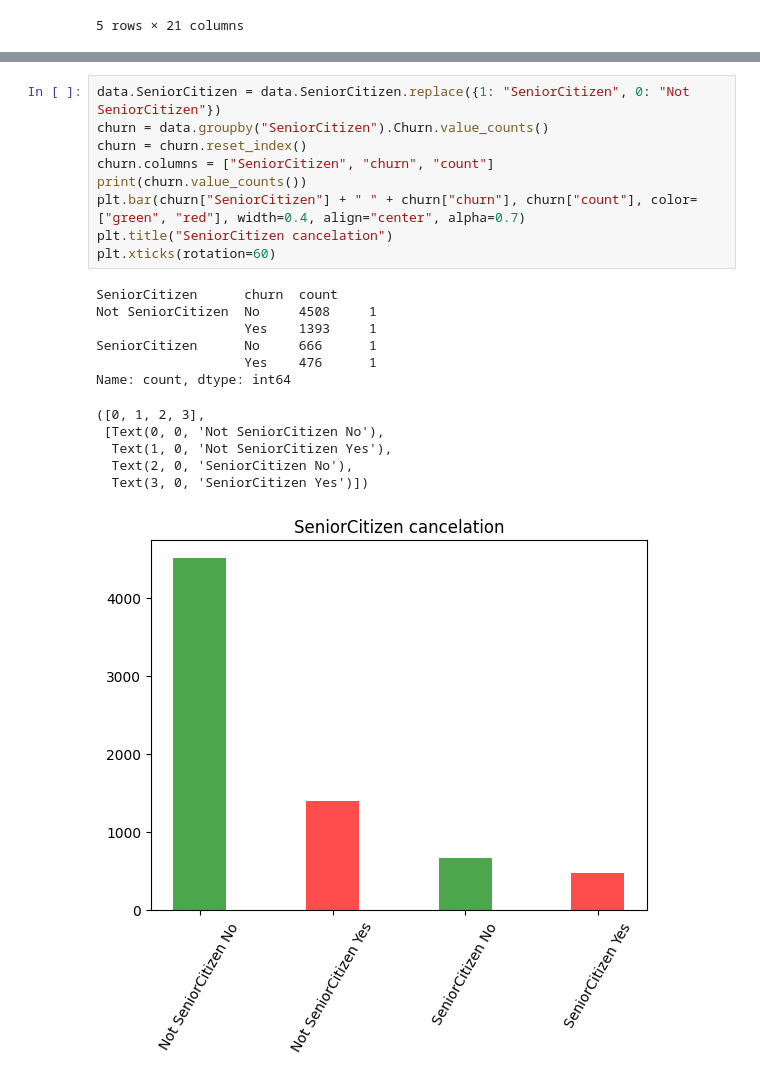
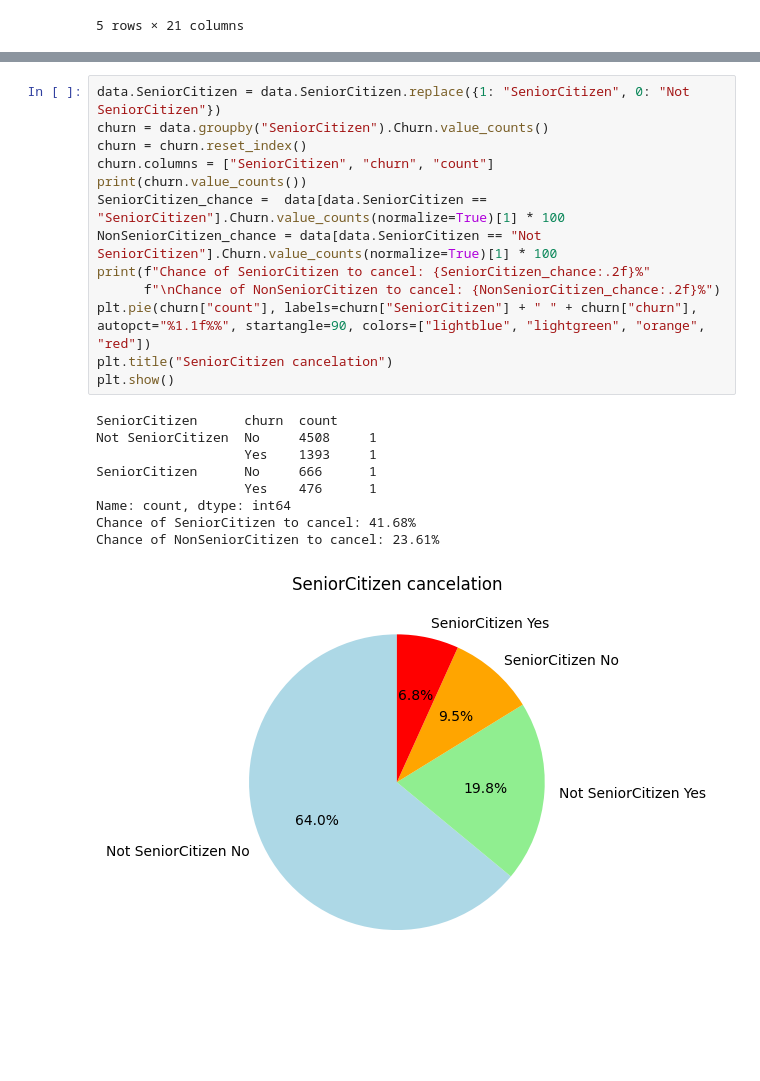
Before and after one commit to CrackedSamurai/data-science-project, a Jupyter notebook: projects/Telcom Customer Churn Dataset.ipynb, the cells around one changed output, grey strips where cells are left out. Drawn from its saved outputs; the diff is of its cells as text; blank space fills up the shorter version.

Commit message:
added chance calculations

```diff
--- a/projects/Telcom Customer Churn Dataset.ipynb
+++ b/projects/Telcom Customer Churn Dataset.ipynb
@@ -45,22 +45,23 @@ Text(0.5, 1.0, 'gender cancelation')
 # %%
 data.SeniorCitizen = data.SeniorCitizen.replace({1: "SeniorCitizen", 0: "Not SeniorCitizen"})
 churn = data.groupby("SeniorCitizen").Churn.value_counts()
 churn = churn.reset_index()
 churn.columns = ["SeniorCitizen", "churn", "count"]
 print(churn.value_counts())
-plt.bar(churn["SeniorCitizen"] + " " + churn["churn"], churn["count"], color=["green", "red"], width=0.4, align="center", alpha=0.7)
+SeniorCitizen_chance =  data[data.SeniorCitizen == "SeniorCitizen"].Churn.value_counts(normalize=True)[1] * 100
+NonSeniorCitizen_chance = data[data.SeniorCitizen == "Not SeniorCitizen"].Churn.value_counts(normalize=True)[1] * 100
+print(f"Chance of SeniorCitizen to cancel: {SeniorCitizen_chance:.2f}%"
+      f"\nChance of NonSeniorCitizen to cancel: {NonSeniorCitizen_chance:.2f}%")
+plt.pie(churn["count"], labels=churn["SeniorCitizen"] + " " + churn["churn"], autopct="%1.1f%%", startangle=90, colors=["lightblue", "lightgreen", "orange", "red"])
 plt.title("SeniorCitizen cancelation")
-plt.xticks(rotation=60)
+plt.show()
 # %% [output]
 SeniorCitizen      churn  count
 Not SeniorCitizen  No     4508     1
                    Yes    1393     1
 SeniorCitizen      No     666      1
                    Yes    476      1
 Name: count, dtype: int64
+Chance of SeniorCitizen to cancel: 41.68%
+Chance of NonSeniorCitizen to cancel: 23.61%
-([0, 1, 2, 3],
- [Text(0, 0, 'Not SeniorCitizen No'),
-  Text(1, 0, 'Not SeniorCitizen Yes'),
-  Text(2, 0, 'SeniorCitizen No'),
-  Text(3, 0, 'SeniorCitizen Yes')])
-[figure, old version]
+[figure, new version]
```
Also changed, not shown: parts of 1 cell of this notebook.
